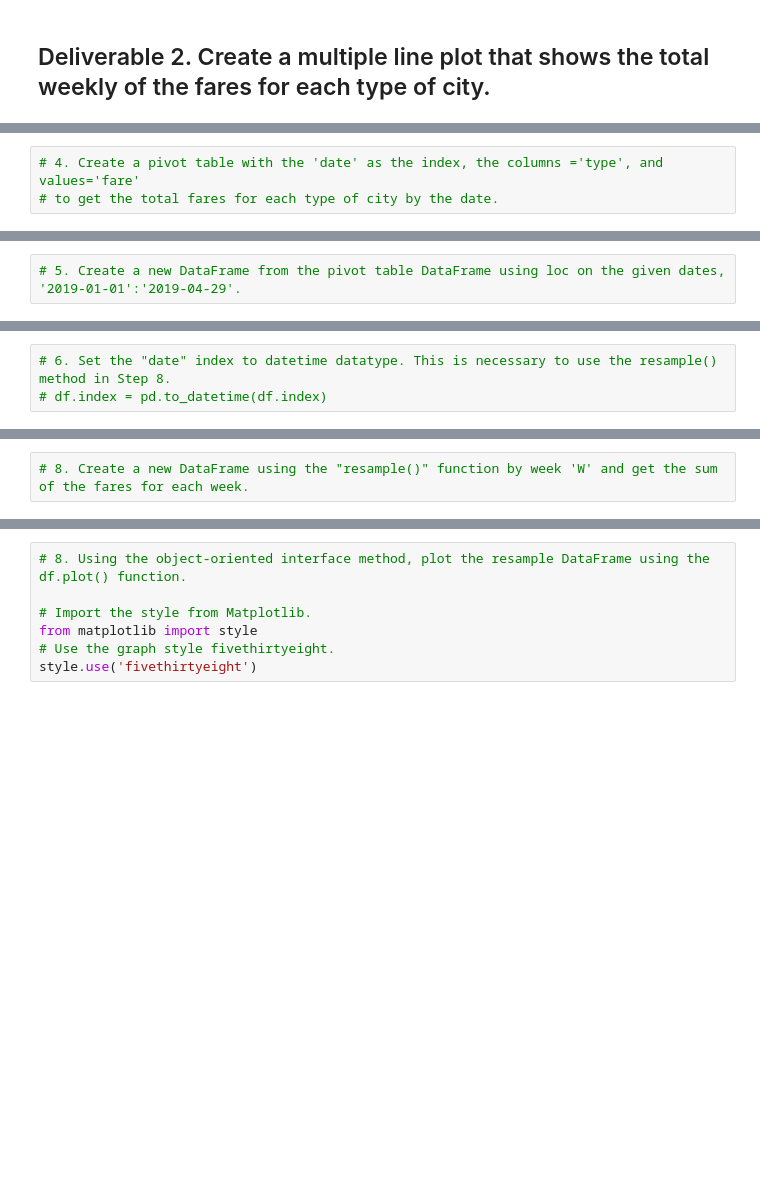
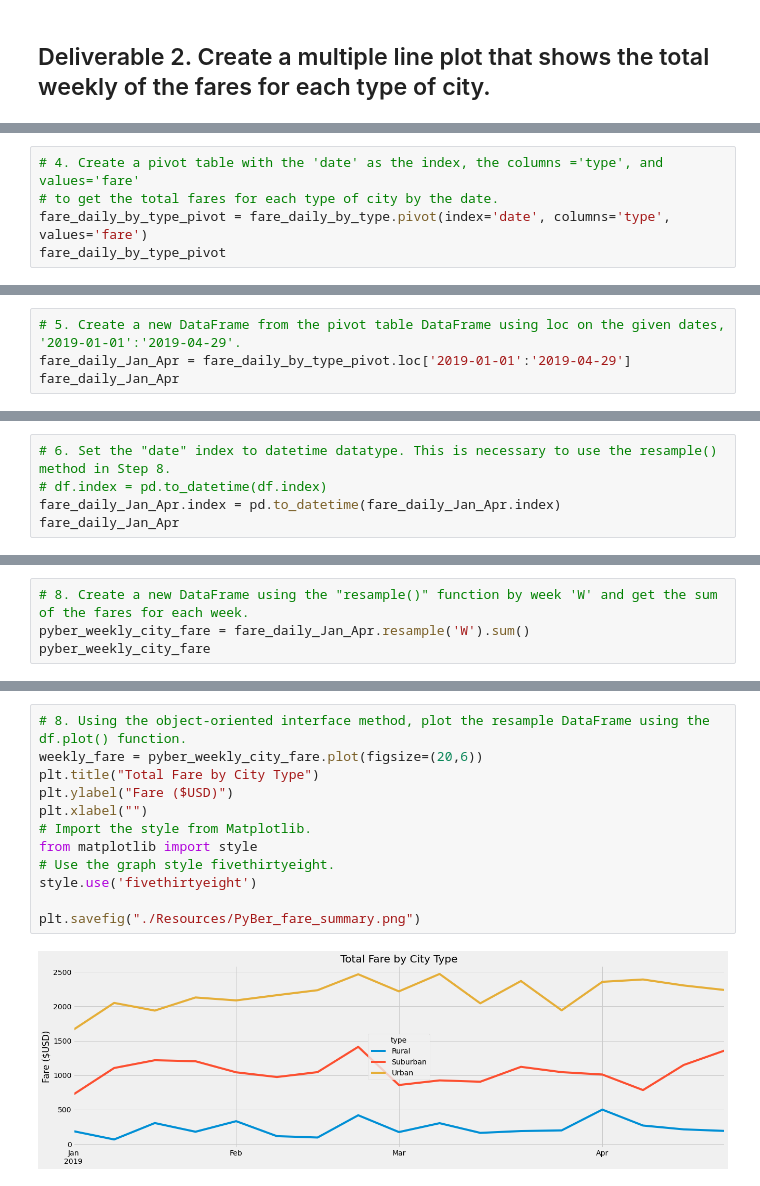
Before and after one commit to rykiprince/PyBer_Analysis, a Jupyter notebook: PyBer_Challenge.ipynb, the cells around one changed output, grey strips where cells are left out. Drawn from its saved outputs; the diff is of its cells as text; blank space fills up the shorter version.

Commit message:
Update Challenge script and resources.

```diff
--- a/PyBer_Challenge.ipynb
+++ b/PyBer_Challenge.ipynb
@@ -92,3 +111,5 @@ pyber_summary_df
 # %%
 # 4. Create a pivot table with the 'date' as the index, the columns ='type', and values='fare'
 # to get the total fares for each type of city by the date.
+fare_daily_by_type_pivot = fare_daily_by_type.pivot(index='date', columns='type', values='fare')
+fare_daily_by_type_pivot
@@ -95,2 +131,4 @@ pyber_summary_df
 # %%
 # 5. Create a new DataFrame from the pivot table DataFrame using loc on the given dates, '2019-01-01':'2019-04-29'.
+fare_daily_Jan_Apr = fare_daily_by_type_pivot.loc['2019-01-01':'2019-04-29']
+fare_daily_Jan_Apr
@@ -97,3 +150,5 @@ pyber_summary_df
 # %%
 # 6. Set the "date" index to datetime datatype. This is necessary to use the resample() method in Step 8.
 # df.index = pd.to_datetime(df.index)
+fare_daily_Jan_Apr.index = pd.to_datetime(fare_daily_Jan_Apr.index)
+fare_daily_Jan_Apr
@@ -102,2 +184,4 @@ pyber_summary_df
 # %%
 # 8. Create a new DataFrame using the "resample()" function by week 'W' and get the sum of the fares for each week.
+pyber_weekly_city_fare = fare_daily_Jan_Apr.resample('W').sum()
+pyber_weekly_city_fare
@@ -104,7 +208,14 @@ pyber_summary_df
 # %%
 # 8. Using the object-oriented interface method, plot the resample DataFrame using the df.plot() function.
-
+weekly_fare = pyber_weekly_city_fare.plot(figsize=(20,6))
+plt.title("Total Fare by City Type")
+plt.ylabel("Fare ($USD)")
+plt.xlabel("")
 # Import the style from Matplotlib.
 from matplotlib import style
 # Use the graph style fivethirtyeight.
 style.use('fivethirtyeight')
+
+plt.savefig("./Resources/PyBer_fare_summary.png")
+# %% [output]
+[figure, added]
```
Also changed, not shown: parts of 8 cells of this notebook, 1 other file.
